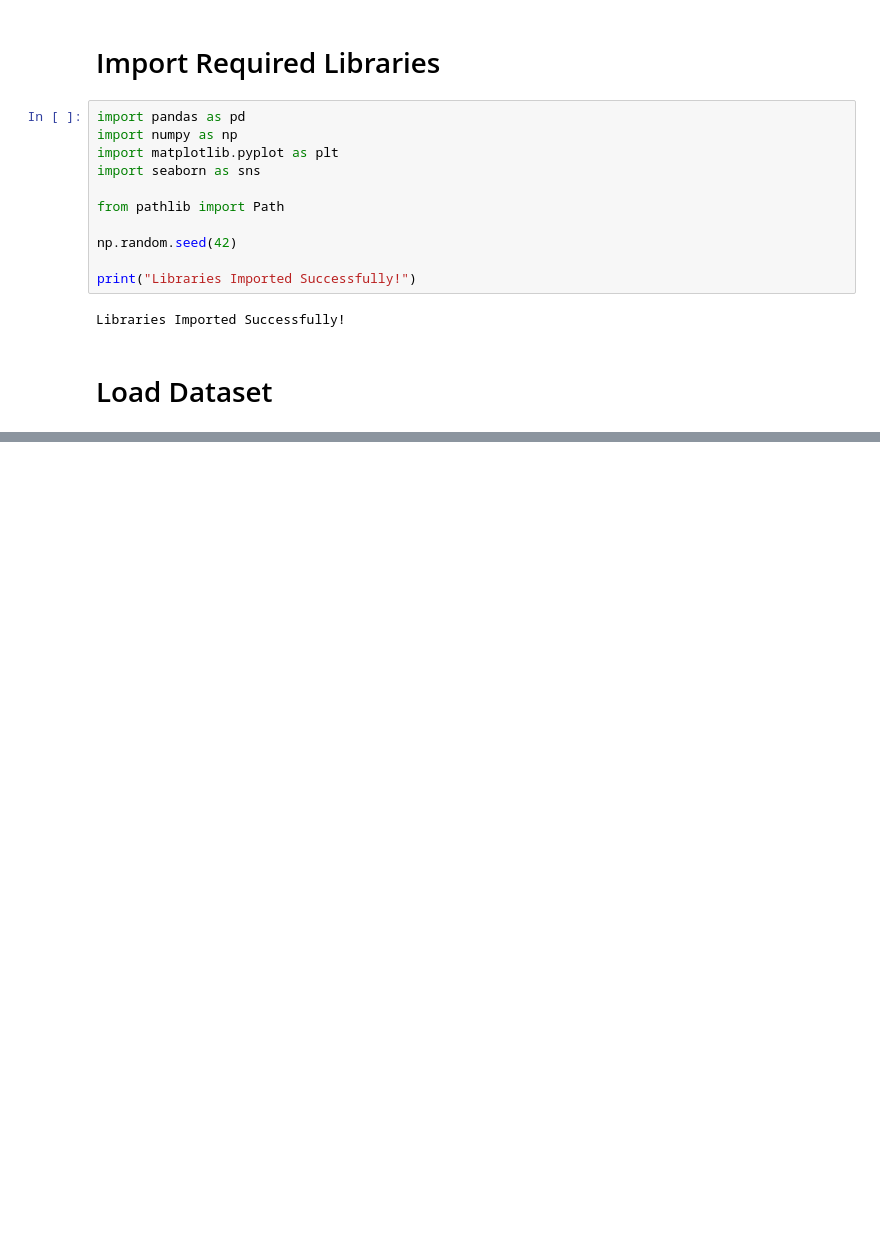
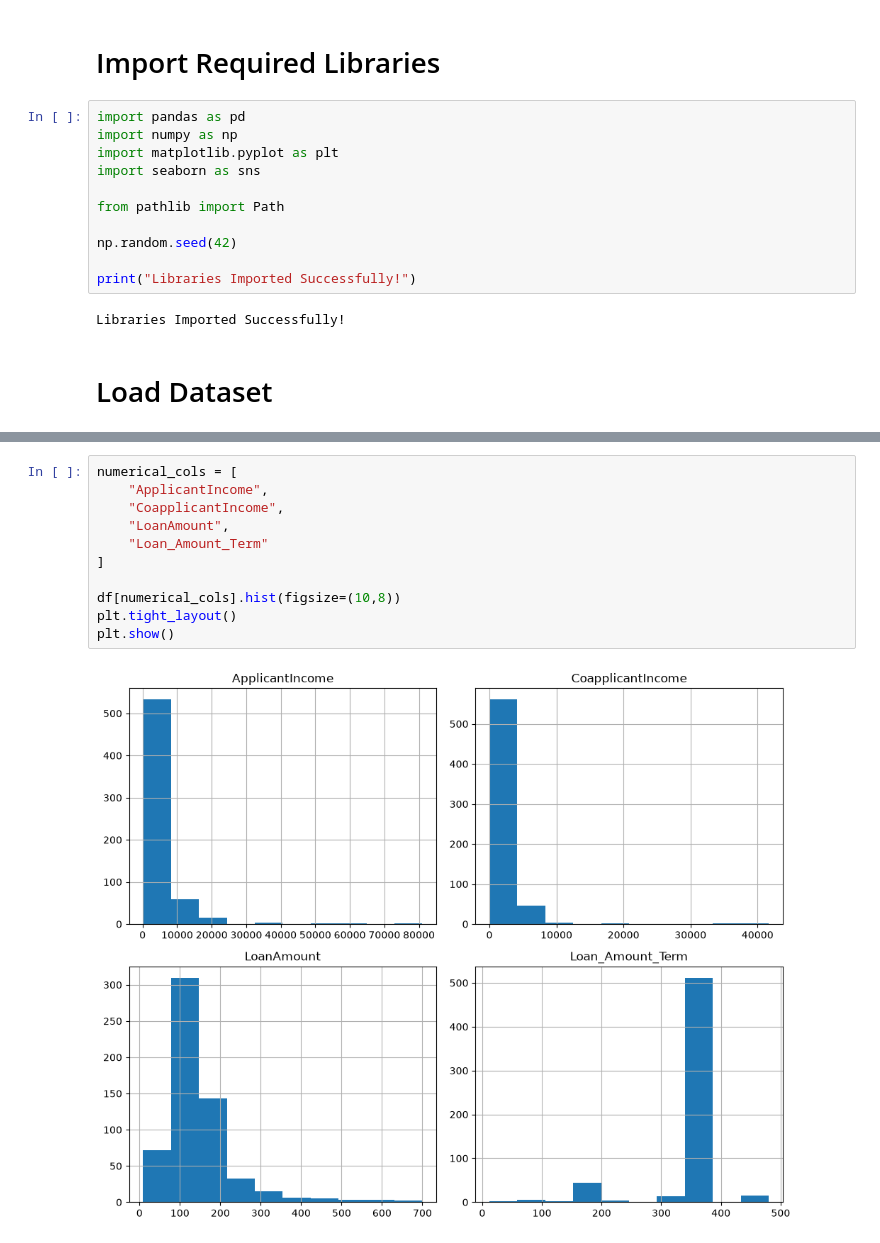
Before and after one commit to ahmedali2155/ProSensia-AI-ML-Internship, a Jupyter notebook: Day 10/Loan_Default_Prediction.ipynb, the cells around one changed output, grey strips where cells are left out. Drawn from its saved outputs; the diff is of its cells as text; blank space fills up the shorter version.

```diff
--- a/Day 10/Loan_Default_Prediction.ipynb
+++ b/Day 10/Loan_Default_Prediction.ipynb
@@ -33,0 +124,13 @@ FileNotFoundError: [Errno 2] No such file or directory: 'd:\\VS Code\\ProSensia-
+# %%
+numerical_cols = [
+    "ApplicantIncome",
+    "CoapplicantIncome",
+    "LoanAmount",
+    "Loan_Amount_Term"
+]
+
+df[numerical_cols].hist(figsize=(10,8))
+plt.tight_layout()
+plt.show()
+# %% [output]
+[figure, added]
```
Also changed, not shown: parts of 28 cells of this notebook.
